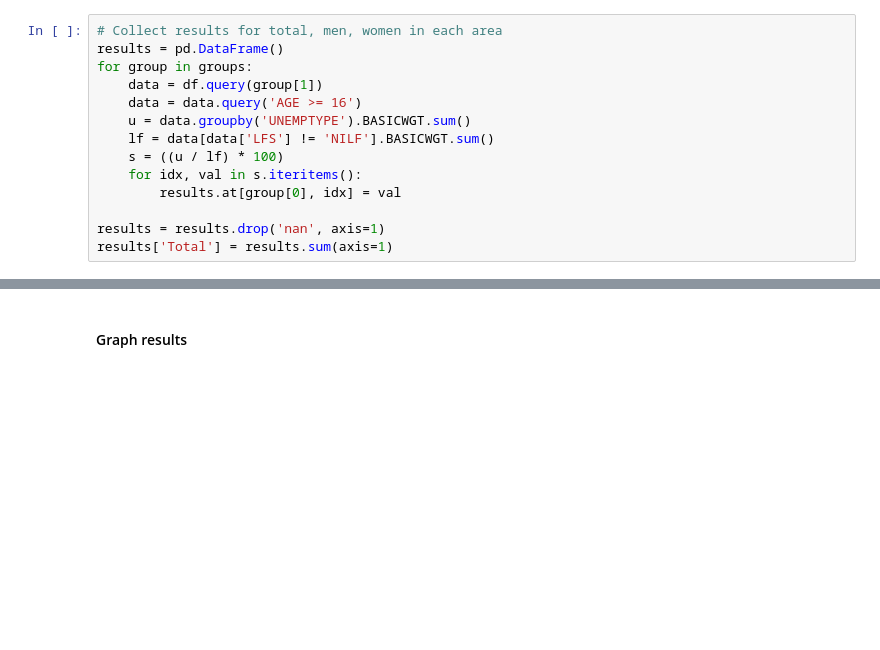
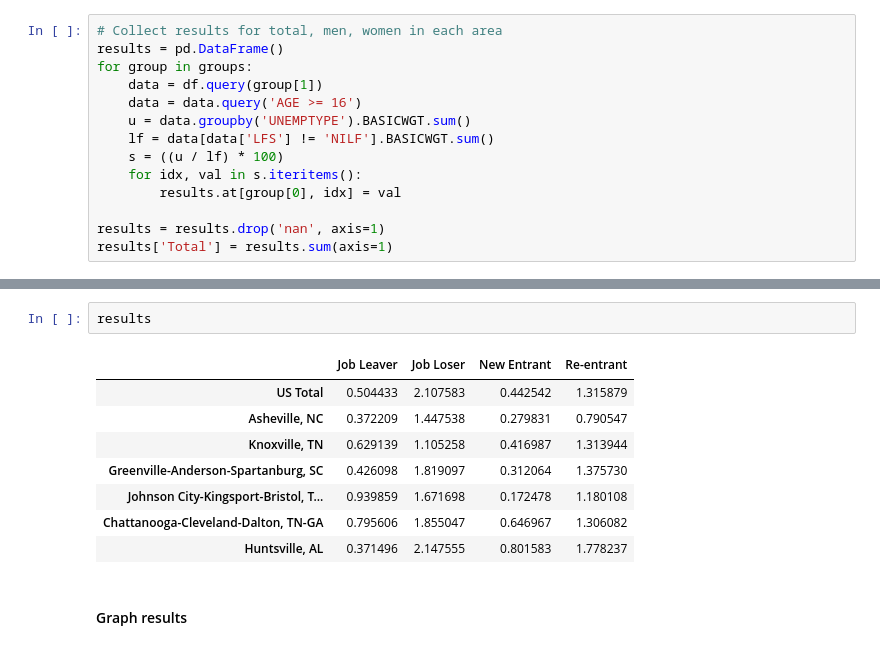
Before and after one commit to bdecon/blog_posts, a Jupyter notebook: Southern_Six/Southern_Six_6.ipynb, the cells around one changed output, grey strips where cells are left out. Drawn from its saved outputs; the diff is of its cells as text; blank space fills up the shorter version.

```diff
--- a/Southern_Six/Southern_Six_6.ipynb
+++ b/Southern_Six/Southern_Six_6.ipynb
@@ -72,3 +80,14 @@ results['Total'] = results.sum(axis=1)
+# %%
+results
+# %% [output]
+|  | Job Leaver | Job Loser | New Entrant | Re-entrant |
+| US Total | 0.504433 | 2.107583 | 0.442542 | 1.315879 |
+| Asheville, NC | 0.372209 | 1.447538 | 0.279831 | 0.790547 |
+| Knoxville, TN | 0.629139 | 1.105258 | 0.416987 | 1.313944 |
+| Greenville-Anderson-Spartanburg, SC | 0.426098 | 1.819097 | 0.312064 | 1.375730 |
+| Johnson City-Kingsport-Bristol, T... | 0.939859 | 1.671698 | 0.172478 | 1.180108 |
+| Chattanooga-Cleveland-Dalton, TN-GA | 0.795606 | 1.855047 | 0.646967 | 1.306082 |
+| Huntsville, AL | 0.371496 | 2.147555 | 0.801583 | 1.778237 |
 # %% [markdown]
 #### Graph results
 # %%
```
Also changed, not shown: parts of 8 cells of this notebook, 2 other files.
